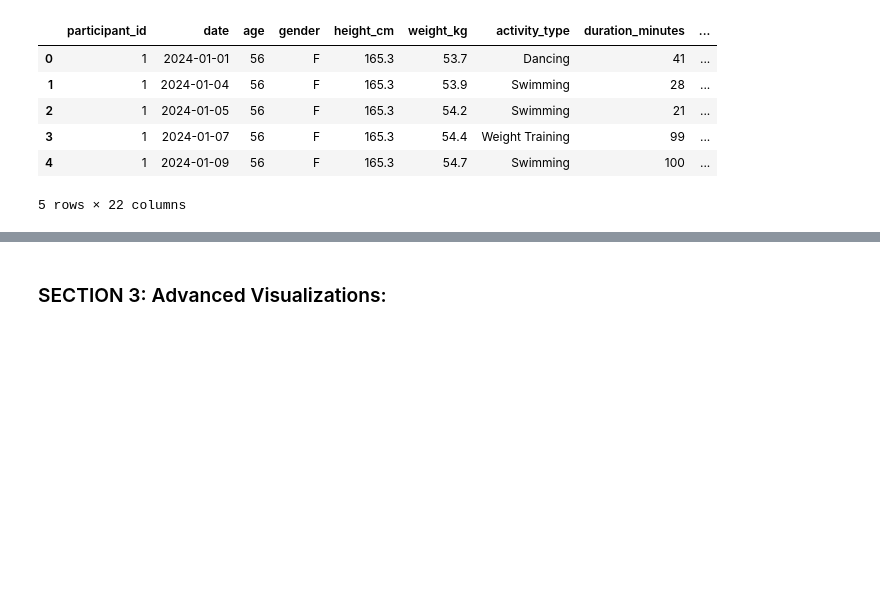
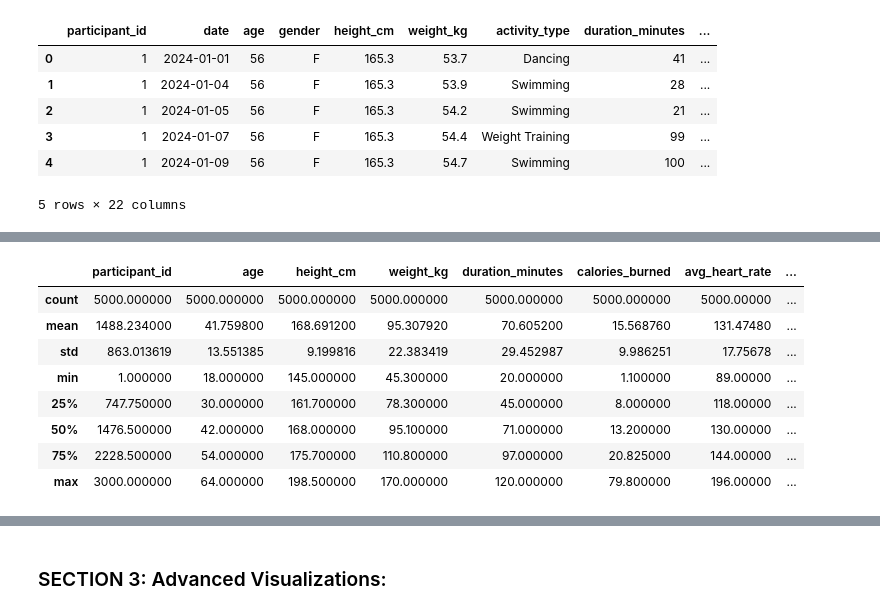
Before and after one commit to Salmanza1/Anjos-elements-of-computing-ii, a Jupyter notebook: Portfolio 1/fitness_eda.ipynb, the cells around one changed output, grey strips where cells are left out. Cells and saved outputs as stored; diff of their text form; code cells hidden in the pictures; blank space fills up the shorter version.

```diff
--- a/Portfolio 1/fitness_eda.ipynb
+++ b/Portfolio 1/fitness_eda.ipynb
@@ -32,0 +63,13 @@ df.head()
+# %%
+# summary statistics
+df_sample.describe()
+# %% [output]
+|  | participant_id | age | height_cm | weight_kg | duration_minutes | calories_burned | avg_heart_rate | ... |
+| count | 5000.000000 | 5000.000000 | 5000.000000 | 5000.000000 | 5000.000000 | 5000.000000 | 5000.00000 | ... |
+| mean | 1488.234000 | 41.759800 | 168.691200 | 95.307920 | 70.605200 | 15.568760 | 131.47480 | ... |
+| std | 863.013619 | 13.551385 | 9.199816 | 22.383419 | 29.452987 | 9.986251 | 17.75678 | ... |
+| min | 1.000000 | 18.000000 | 145.000000 | 45.300000 | 20.000000 | 1.100000 | 89.00000 | ... |
+| 25% | 747.750000 | 30.000000 | 161.700000 | 78.300000 | 45.000000 | 8.000000 | 118.00000 | ... |
+| 50% | 1476.500000 | 42.000000 | 168.000000 | 95.100000 | 71.000000 | 13.200000 | 130.00000 | ... |
+| 75% | 2228.500000 | 54.000000 | 175.700000 | 110.800000 | 97.000000 | 20.825000 | 144.00000 | ... |
+| max | 3000.000000 | 64.000000 | 198.500000 | 170.000000 | 120.000000 | 79.800000 | 196.00000 | ... |
```
Also changed, not shown: parts of 47 cells of this notebook, 19 other files.
